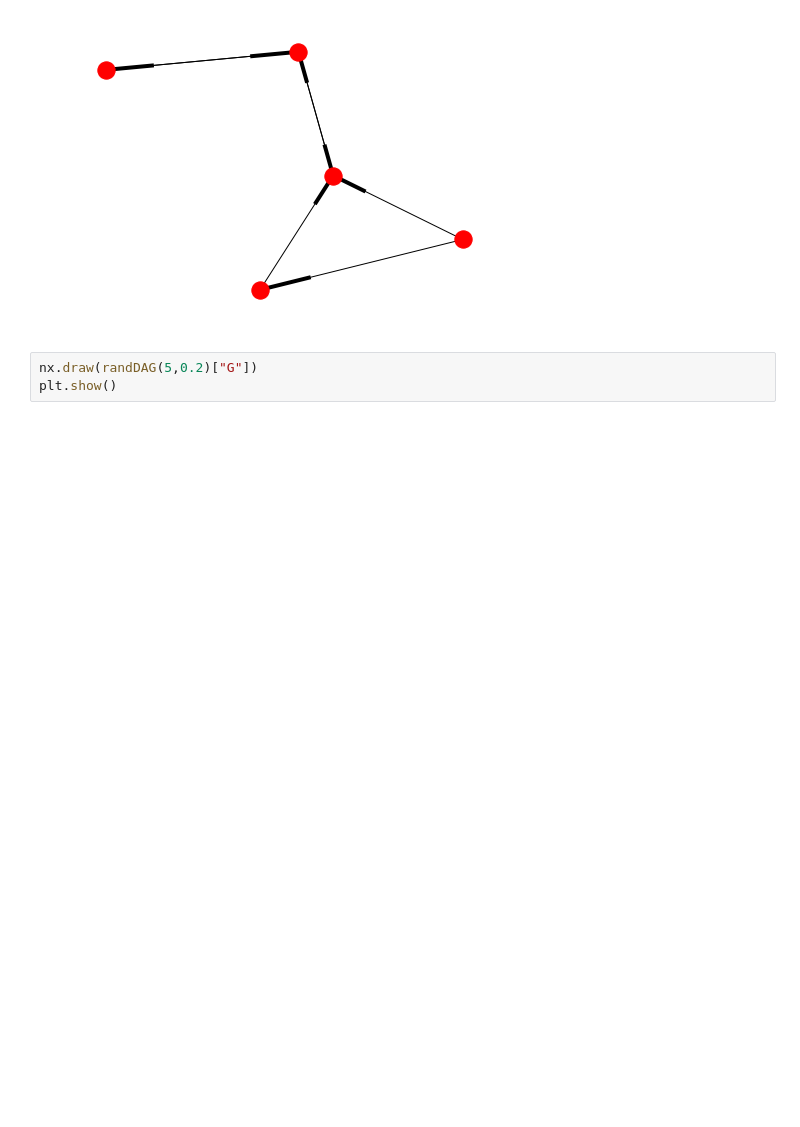
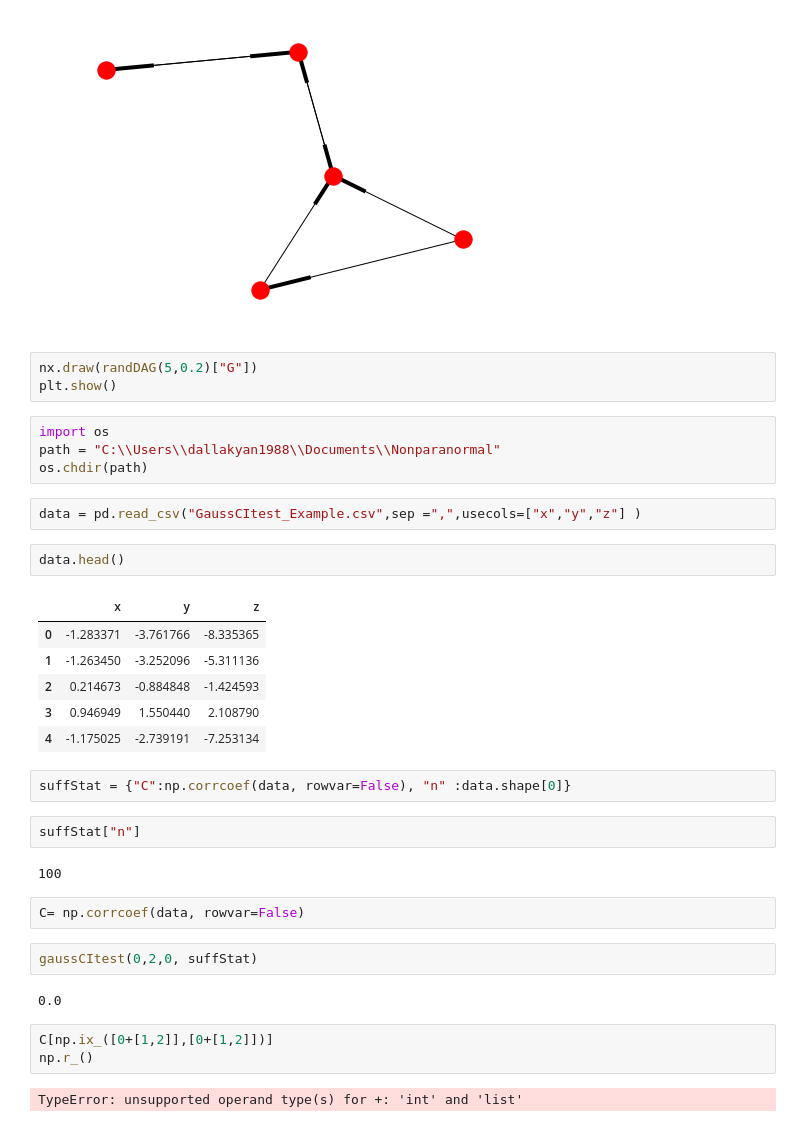
Before and after one commit to adallak/Nonparanormal, a Jupyter notebook: NPNDAG.ipynb, the cells around one changed output. Drawn from its saved outputs; the diff is of its cells as text; blank space fills up the shorter version.

```diff
--- a/NPNDAG.ipynb
+++ b/NPNDAG.ipynb
@@ -180,3 +311,35 @@ plt.show()
 # %%
 nx.draw(randDAG(5,0.2)["G"])
 plt.show()
+# %%
+import os
+path = "C:\\Users\\dallakyan1988\\Documents\\Nonparanormal"
+os.chdir(path)
+# %%
+data = pd.read_csv("GaussCItest_Example.csv",sep =",",usecols=["x","y","z"] )
+# %%
+data.head()
+# %% [output]
+|  | x | y | z |
+| 0 | -1.283371 | -3.761766 | -8.335365 |
+| 1 | -1.263450 | -3.252096 | -5.311136 |
+| 2 | 0.214673 | -0.884848 | -1.424593 |
+| 3 | 0.946949 | 1.550440 | 2.108790 |
+| 4 | -1.175025 | -2.739191 | -7.253134 |
+# %%
+suffStat = {"C":np.corrcoef(data, rowvar=False), "n" :data.shape[0]}
+# %%
+suffStat["n"]
+# %% [output]
+100
+# %%
+C= np.corrcoef(data, rowvar=False)
+# %%
+gaussCItest(0,2,0, suffStat)
+# %% [output]
+0.0
+# %%
+C[np.ix_([0+[1,2]],[0+[1,2]])]
+np.r_()
+# %% [output]
+TypeError: unsupported operand type(s) for +: 'int' and 'list'
```
Also changed, not shown: parts of 19 cells of this notebook.
